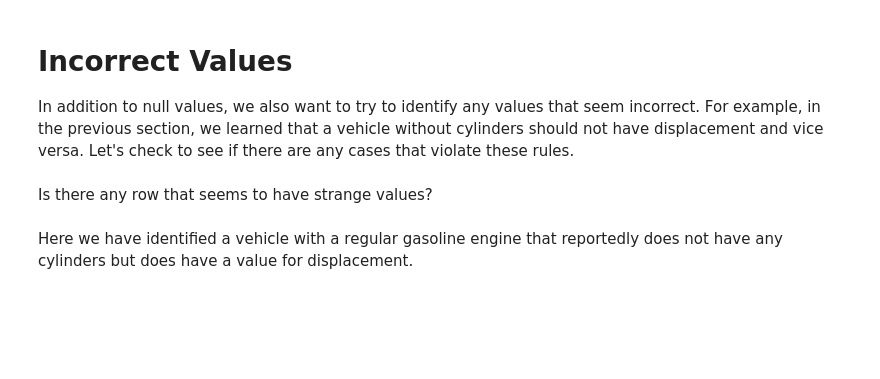
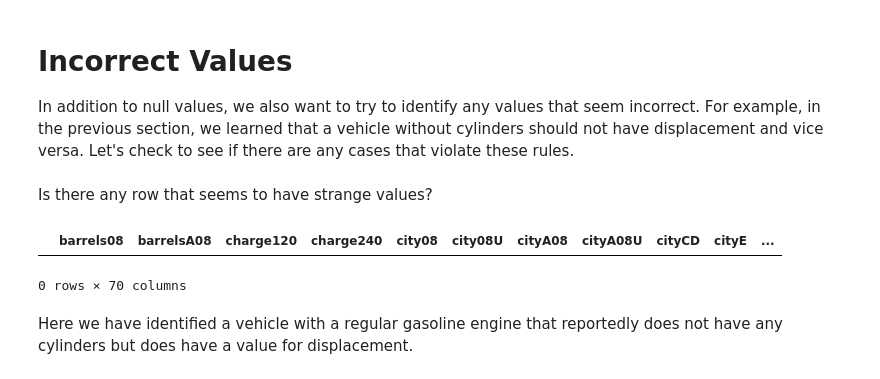
Before and after one commit to Ironhack-Data-Madrid-Marzo-2022/2.4-lab-data-cleaning, a Jupyter notebook: your-code/main.ipynb, the cells around one changed output. Drawn from its saved outputs; the diff is of its cells as text; code cells hidden in the pictures; blank space fills up the shorter version.

```diff
--- a/your-code/main.ipynb
+++ b/your-code/main.ipynb
@@ -100,2 +179,6 @@ In addition to null values, we also want to try to identify any values that seem
+# %%
+incorrect_values = data[(data['cylinders']==0) & (data['displ']!=0)]
+
+data.iloc[incorrect_values.index] = data.iloc[x].replace(1.3,0)
 # %% [markdown]
 Is there any row that seems to have strange values?
@@ -104,3 +185,8 @@ Is there any row that seems to have strange values?
+# %%
+data[(data['cylinders']==0) & (data['displ']!=0)]
+# %% [output]
+|  | barrels08 | barrelsA08 | charge120 | charge240 | city08 | city08U | cityA08 | cityA08U | cityCD | cityE | ... |
+0 rows × 70 columns
 # %% [markdown]
 Here we have identified a vehicle with a regular gasoline engine that reportedly does not have any cylinders but does have a value for displacement.
 # %% [markdown]
```
Also changed, not shown: parts of 24 cells of this notebook.
